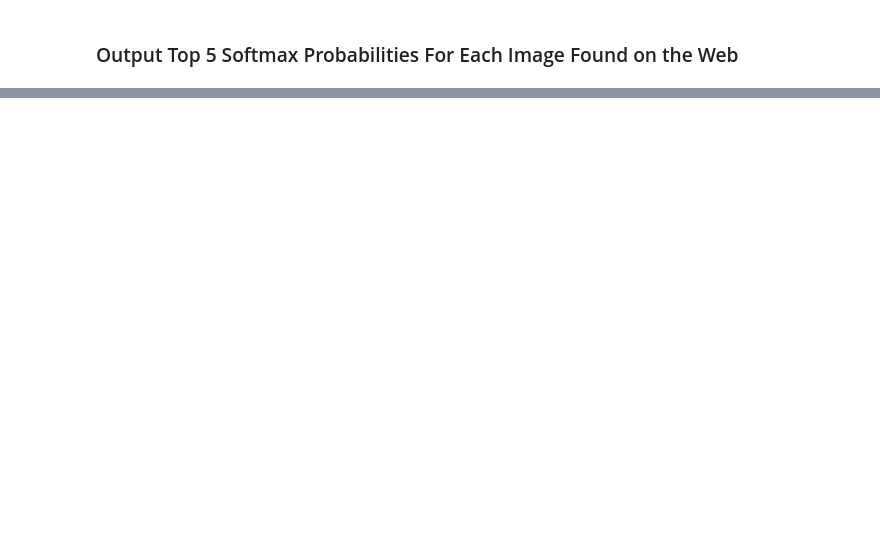
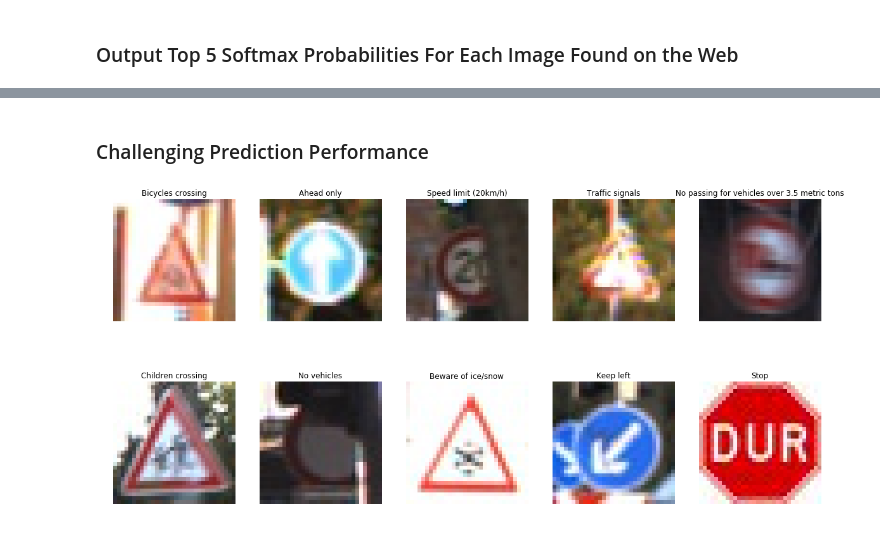
Before and after one commit to oaltinay/CarND-Traffic-Sign-Classifier-Project, a Jupyter notebook: Traffic_Sign_Classifier.ipynb, the cells around one changed output, grey strips where cells are left out. Cells and saved outputs as stored; diff of their text form; code cells hidden in the pictures; blank space fills up the shorter version.

```diff
--- a/Traffic_Sign_Classifier.ipynb
+++ b/Traffic_Sign_Classifier.ipynb
@@ -1066,0 +829,33 @@ Here results:
+# %% [markdown]
+### Challenging Prediction Performance
+# %%
+#Show Original
+import glob
+import cv2
+
+new_imgs = sorted(glob.glob('./new_test_signs/*.jpg'))
+
+new_labels = np.array([29, 35, 0, 26, 10, 28, 15, 30, 39, 14])
+
+new_test_images = []
+new_test_labels = []
+for imgs in new_imgs:
+    img = cv2.cvtColor(cv2.imread(imgs), cv2.COLOR_BGR2RGB)
+    new_test_images.append(img)
+
+for idx in new_labels:
+    new_test_labels.append(ds_names.loc[idx].SignName)
+
+fig, axs = plt.subplots(2,5, figsize=(20,20))
+axs = axs.ravel()
+plt.subplots_adjust(bottom=0.3, top=0.7, hspace=0)
+i = 0
+#Loop for showing images
+for _ in range (len(new_test_images)):
+
+    axs[i].imshow(new_test_images[i])
+    axs[i].set_title(new_test_labels[i])
+    axs[i].axis('off')
+    i += 1
+# %% [output]
+[figure, added]
```
Also changed, not shown: parts of 15 cells of this notebook, 10 other files.
